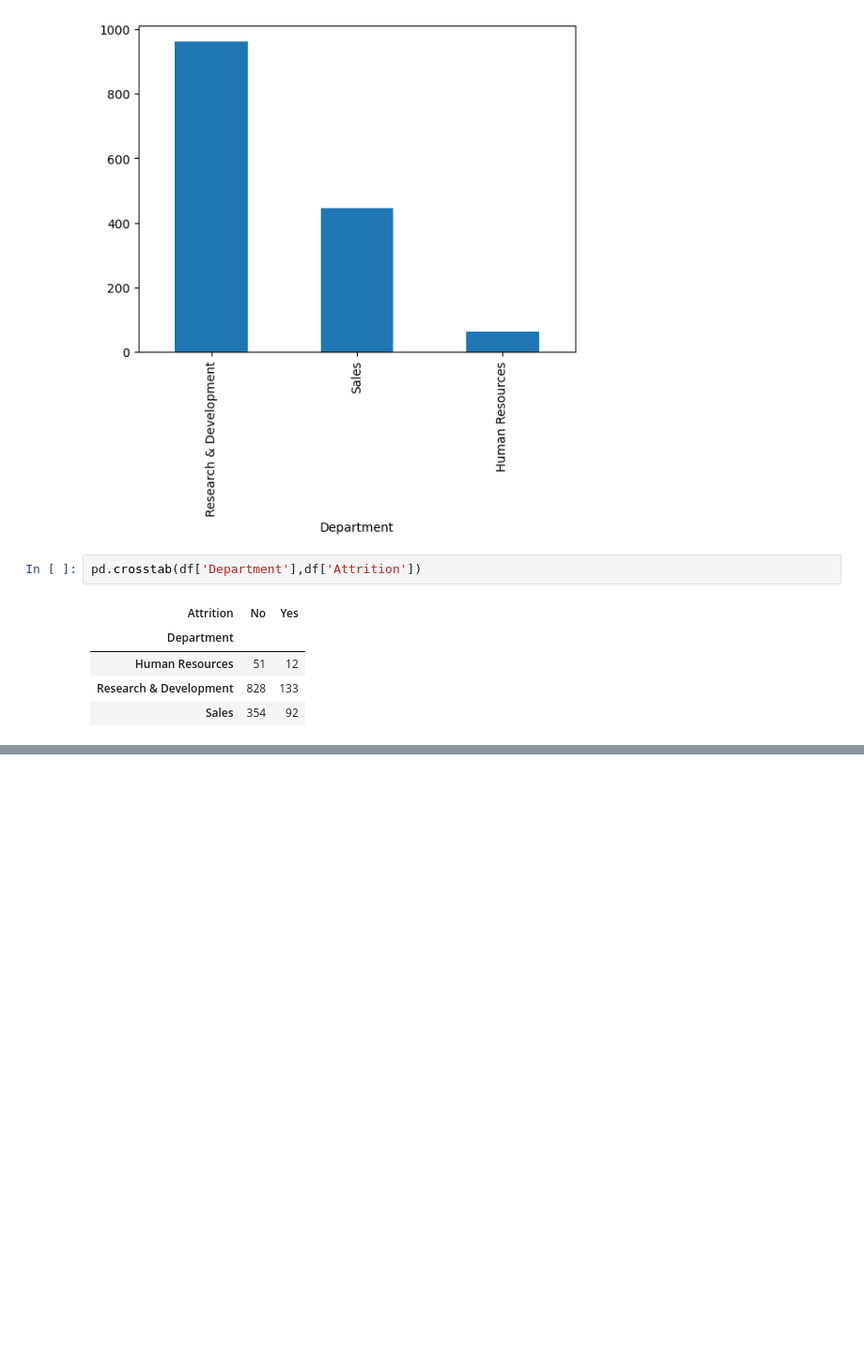
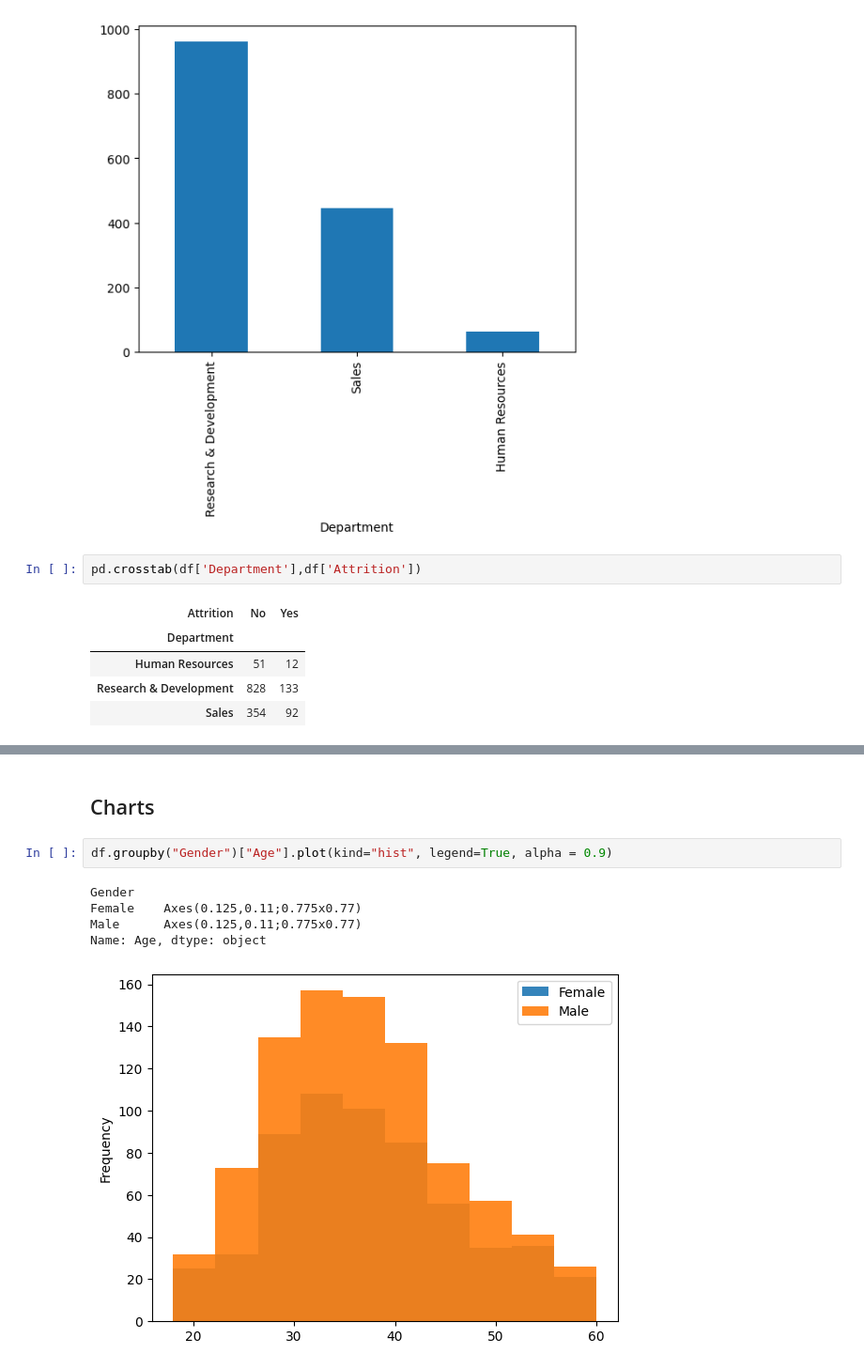
Before and after one commit to ErickVisone/DataScience, a Jupyter notebook: datascience/IBM.ipynb, the cells around one changed output, grey strips where cells are left out. Shown at 94% size. Drawn from its saved outputs; the diff is of its cells as text; blank space fills up the shorter version.

```diff
--- a/datascience/IBM.ipynb
+++ b/datascience/IBM.ipynb
@@ -490,0 +635,10 @@ pd.crosstab(df['Department'],df['Attrition'], normalize='columns').style.backgro
+# %% [markdown]
+## Charts
+# %%
+df.groupby("Gender")["Age"].plot(kind="hist", legend=True, alpha = 0.9)
+# %% [output]
+Gender
+Female    Axes(0.125,0.11;0.775x0.77)
+Male      Axes(0.125,0.11;0.775x0.77)
+Name: Age, dtype: object
+[figure, added]
```
Also changed, not shown: parts of 27 cells of this notebook.
